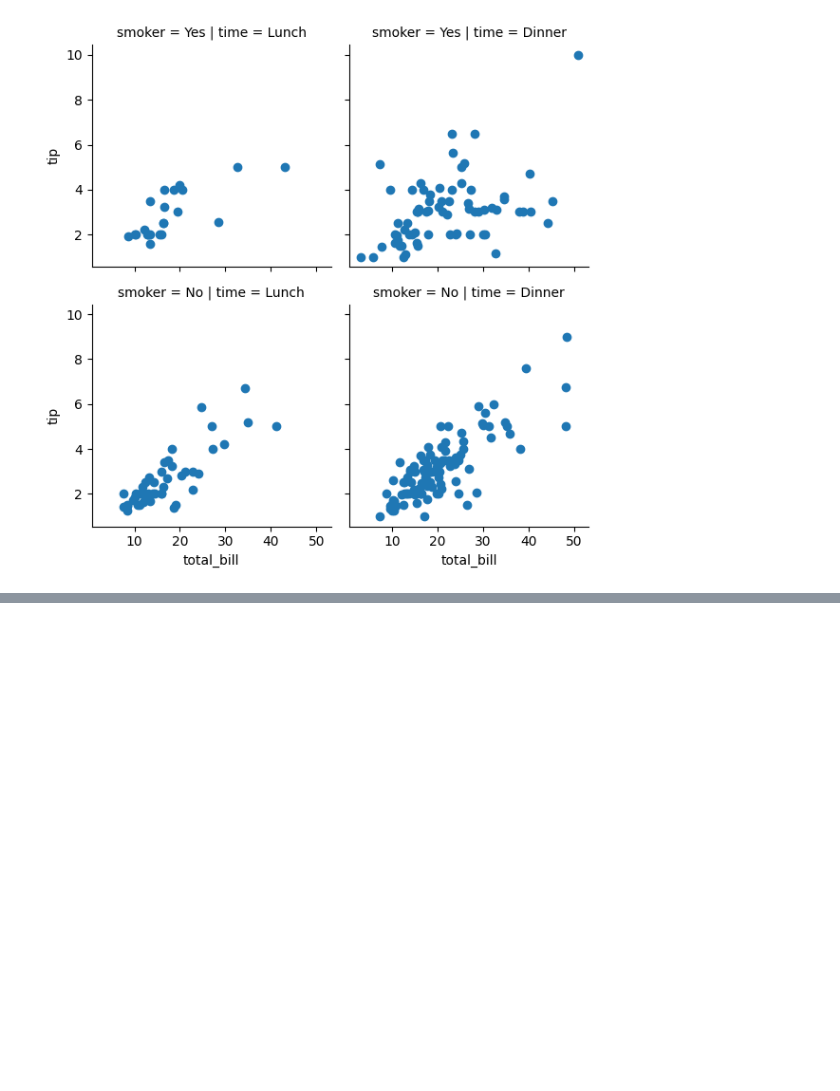
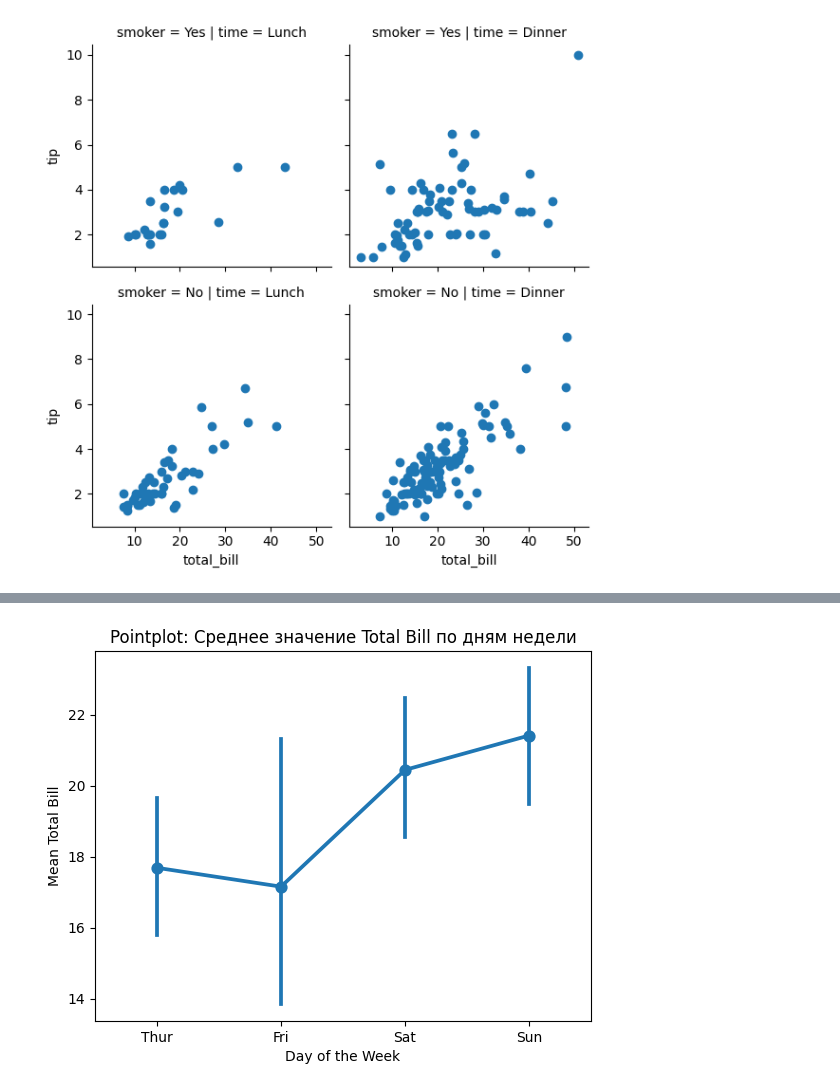
Before and after one commit to dragondangun/em_ml, a Jupyter notebook: 4. Matplotlib и Seaborn/Plots.ipynb, the cells around one changed output, grey strips where cells are left out. Cells and saved outputs as stored; diff of their text form; code cells hidden in the pictures; blank space fills up the shorter version.

```diff
--- a/4. Matplotlib и Seaborn/Plots.ipynb
+++ b/4. Matplotlib и Seaborn/Plots.ipynb
@@ -507,0 +538,8 @@ plt.show()
+# %%
+sns.pointplot(x="day", y="total_bill", data=tips)
+plt.xlabel("Day of the Week")
+plt.ylabel("Mean Total Bill")
+plt.title("Pointplot: Среднее значение Total Bill по дням недели")
+plt.show()
+# %% [output]
+[figure, added]
```
Also changed, not shown: parts of 11 cells of this notebook, 2 other files.
